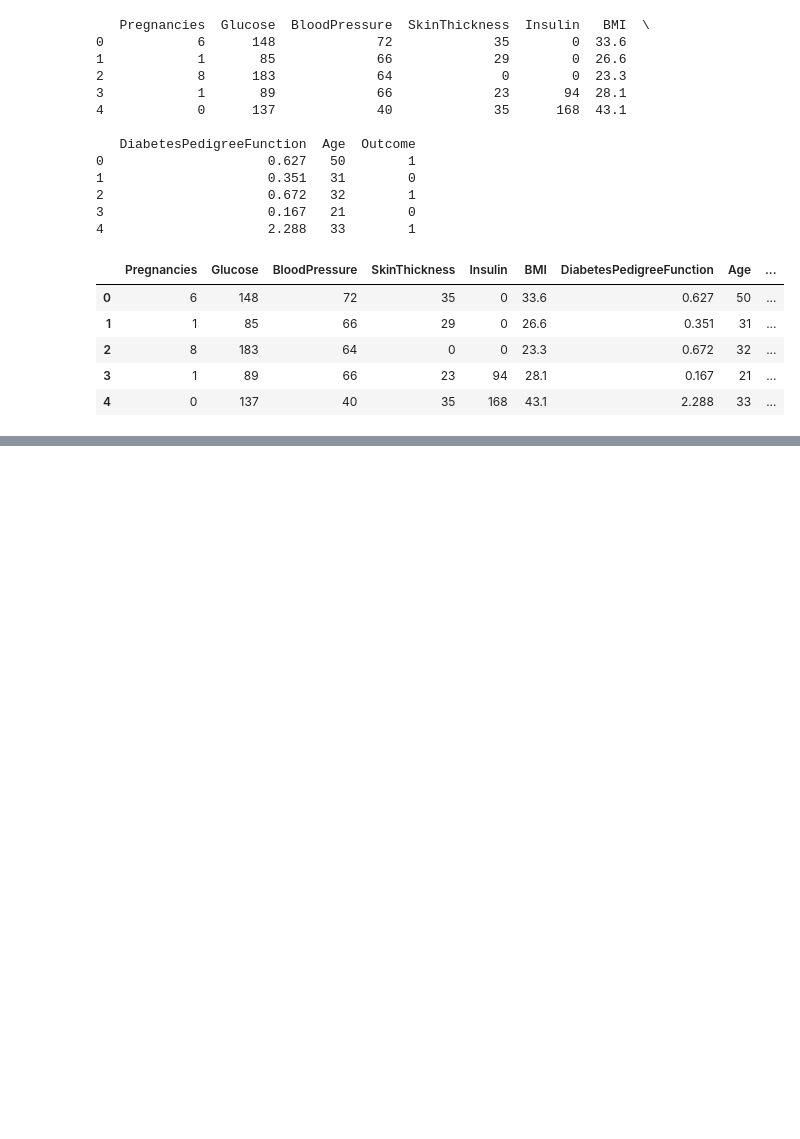
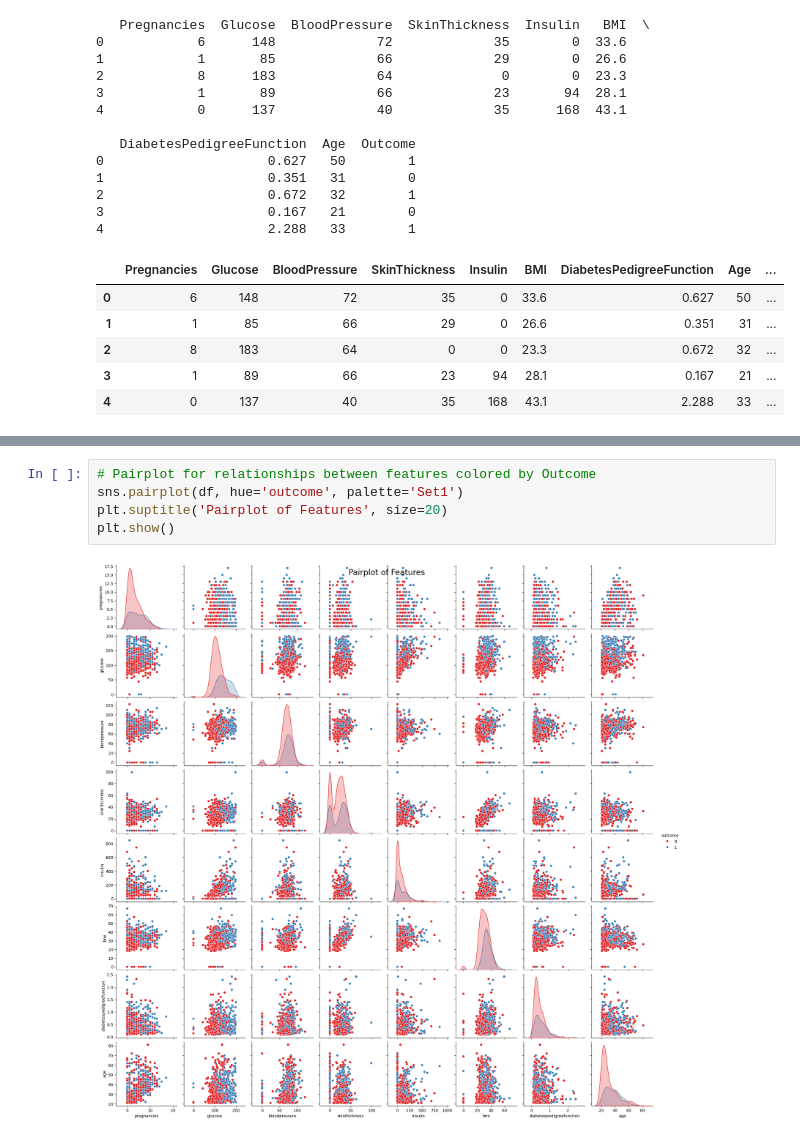
Before and after one commit to Taylanozveren/Diabetes-Dataset-Analysis-Python-Project, a Jupyter notebook: DiabetesProject.ipynb, the cells around one changed output, grey strips where cells are left out. Saved outputs shown, nothing was run; the diff lists cells and outputs as text; blank space fills up the shorter version.

```diff
--- a/DiabetesProject.ipynb
+++ b/DiabetesProject.ipynb
@@ -82,0 +237,7 @@ df.head(5)
+# %%
+# Pairplot for relationships between features colored by Outcome
+sns.pairplot(df, hue='outcome', palette='Set1')
+plt.suptitle('Pairplot of Features', size=20)
+plt.show()
+# %% [output]
+[figure, added]
```
Also changed, not shown: parts of 30 cells of this notebook.
